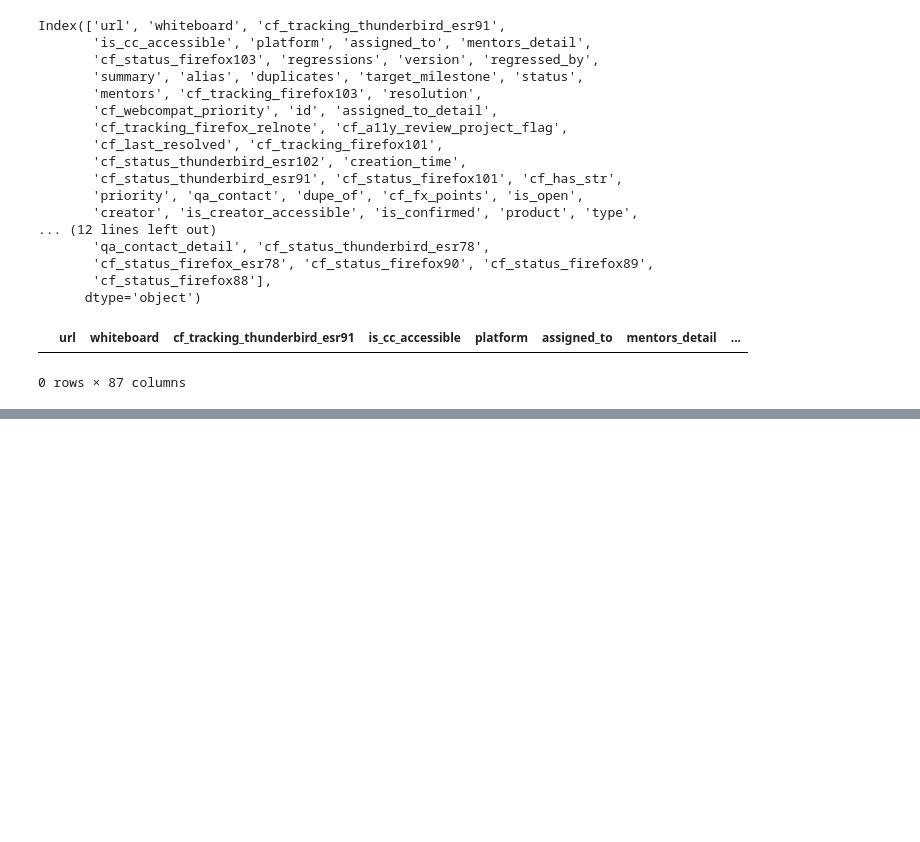
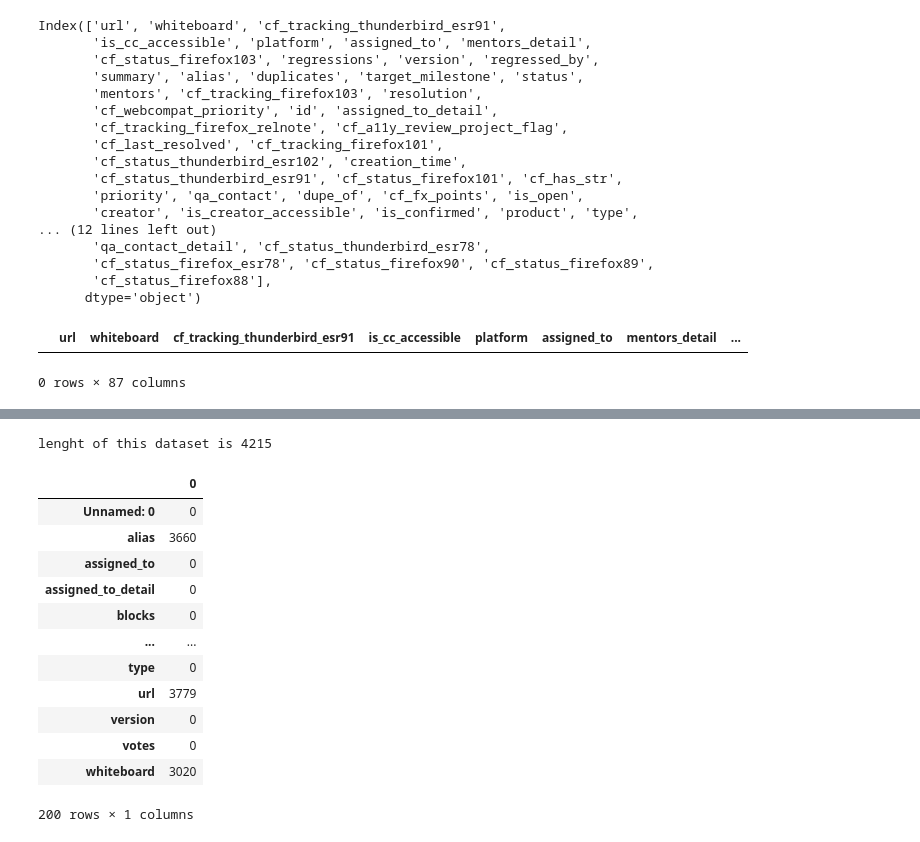
Before and after one commit to mitramir55/REConference, a Jupyter notebook: Tutorial/3 Preprocessing - Mitra/1-exploration.ipynb, the cells around one changed output, grey strips where cells are left out. Drawn from its saved outputs; the diff is of its cells as text; code cells hidden in the pictures; blank space fills up the shorter version.

```diff
--- a/Tutorial/3 Preprocessing - Mitra/1-exploration.ipynb
+++ b/Tutorial/3 Preprocessing - Mitra/1-exploration.ipynb
@@ -230,0 +276,20 @@ data_csv#.cf_user_story
+# %%
+print(f'lenght of this dataset is {len(df)}')
+# %% [output]
+lenght of this dataset is 4215
+# %%
+pd.DataFrame(df.isna().sum())
+# %% [output]
+|  | 0 |
+| Unnamed: 0 | 0 |
+| alias | 3660 |
+| assigned_to | 0 |
+| assigned_to_detail | 0 |
+| blocks | 0 |
+| ... | ... |
+| type | 0 |
+| url | 3779 |
+| version | 0 |
+| votes | 0 |
+| whiteboard | 3020 |
+200 rows × 1 columns
```
Also changed, not shown: parts of 13 cells of this notebook, 1 other file.
